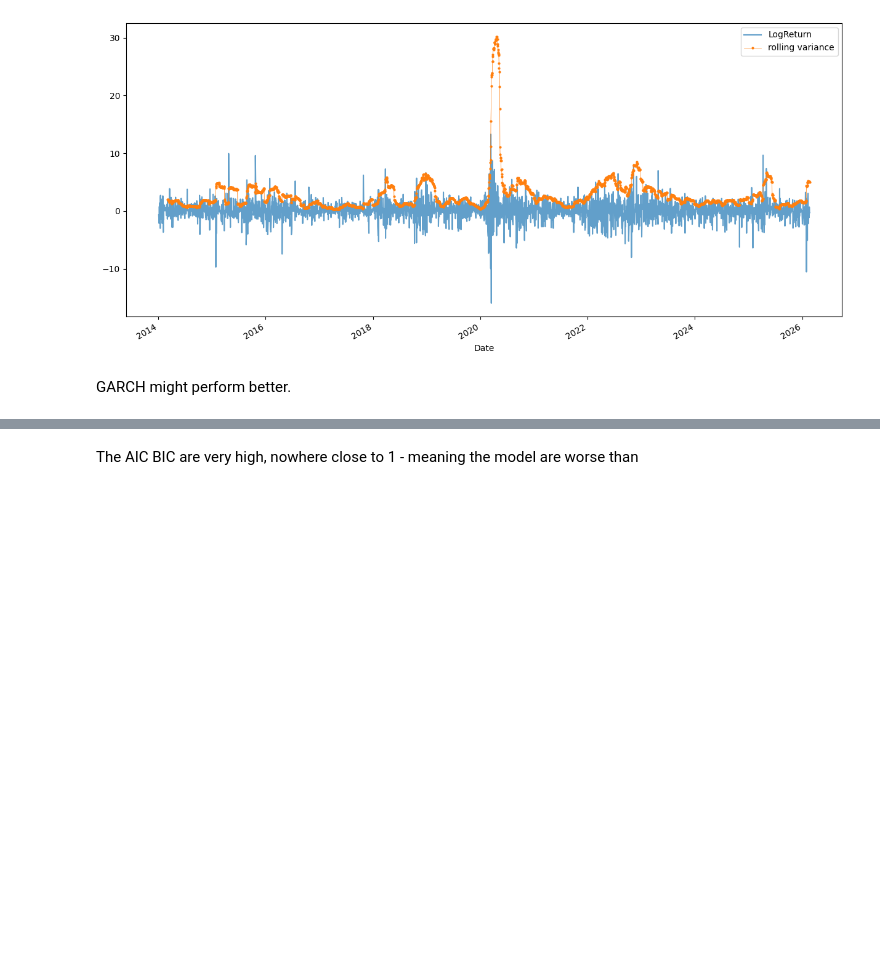
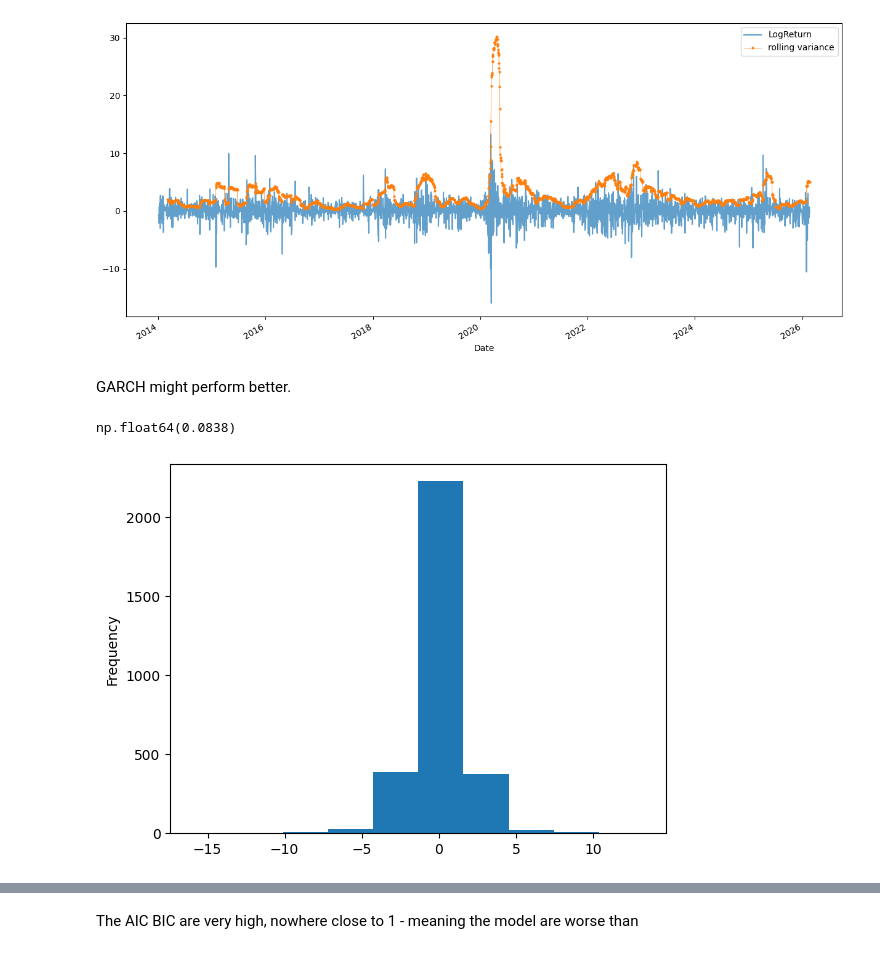
Before and after one commit to shashankgarewal/Time-Series-Analysis-Forecasting, a Jupyter notebook: notebooks/03_baseline_model.ipynb, the cells around one changed output, grey strips where cells are left out. Cells and saved outputs as stored; diff of their text form; code cells hidden in the pictures; blank space fills up the shorter version.

```diff
--- a/notebooks/03_baseline_model.ipynb
+++ b/notebooks/03_baseline_model.ipynb
@@ -58,7 +58,11 @@ p <<< 0.05 conforms that volatility clusters and varying conditional volatility.
 # %% [markdown]
 ## Model Building
 # %%
-r_pct = df['LogReturn'] * 100 # scaling for numeric stability
+# target window
+TARGET = 1 # in days
+
+# scaling for numeric stability
+r_pct = df['LogReturn'].dropna() * 100
 # %%
 plt.figure(figsize=(15, 7))
 (r_pct).plot(legend=True, alpha=0.7)
@@ -72,4 +76,12 @@ plt.show()
 GARCH might perform better.
 # %%
 target = 1 # volatility 1 day ahead
+# %%
+np.round(r_pct.mean(), 4)
+# %% [output]
+np.float64(0.0838)
+# %%
+r_pct.plot(kind='hist');
+# %% [output]
+[figure, added]
 # %%
```
Also changed, not shown: parts of 5 cells of this notebook.
